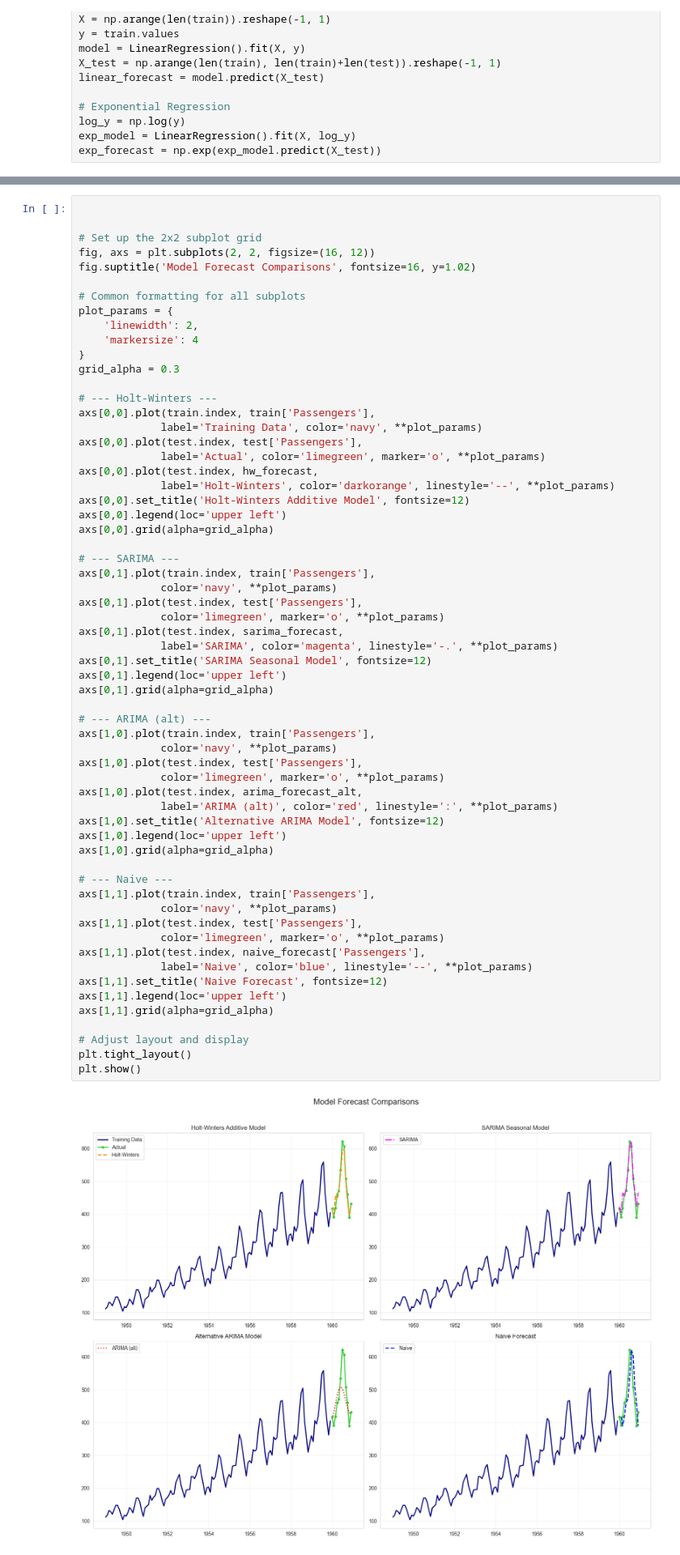
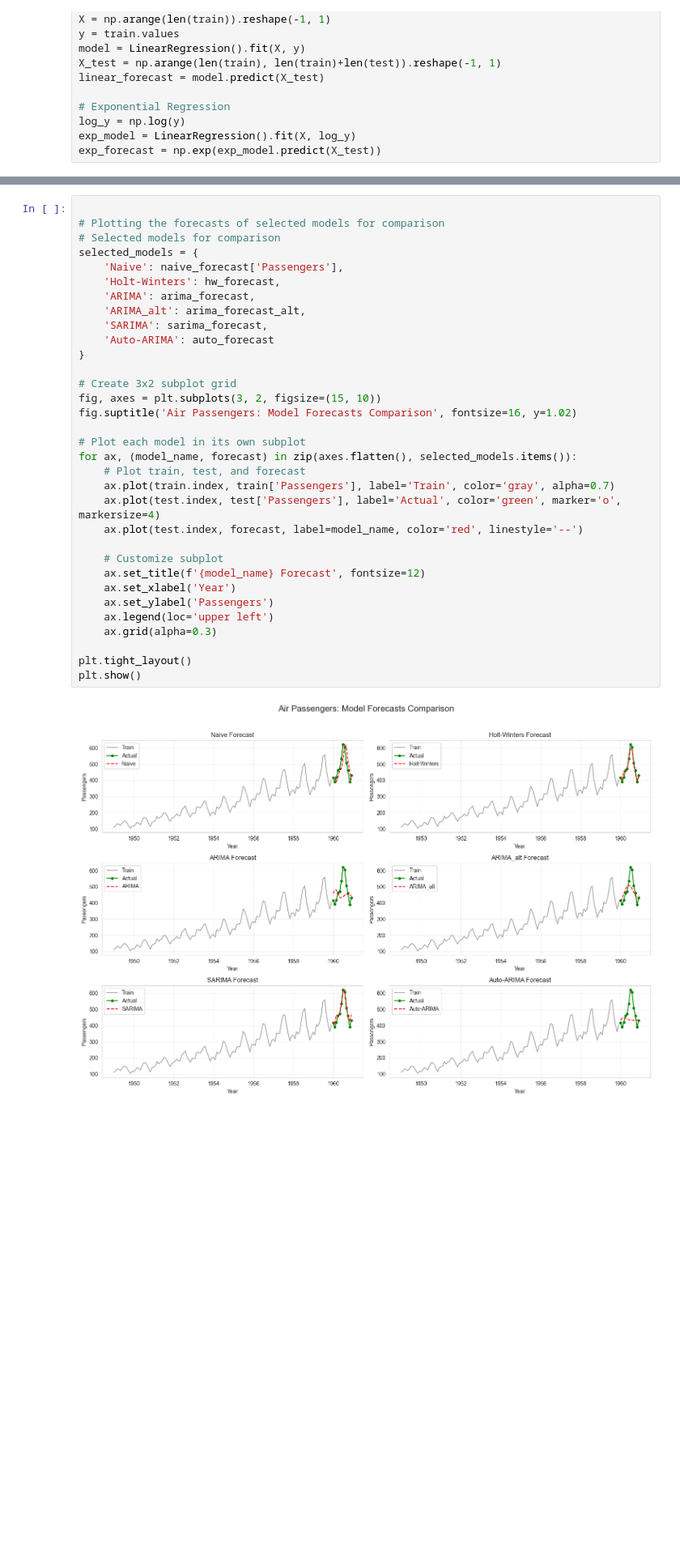
Before and after one commit to saajiidi/AirPassengers_Forecasting, a Jupyter notebook: AirPass_Forecast_2.ipynb, the cells around one changed output, grey strips where cells are left out. Shown: that part at 81% size. Drawn from its saved outputs; the diff is of its cells as text; blank space fills up the shorter version.

```diff
--- a/AirPass_Forecast_2.ipynb
+++ b/AirPass_Forecast_2.ipynb
@@ -266,66 +240,38 @@ plt.show()
 # %%
 
+# Plotting the forecasts of selected models for comparison
+# Selected models for comparison
+selected_models = {
+    'Naive': naive_forecast['Passengers'],
+    'Holt-Winters': hw_forecast,
+    'ARIMA': arima_forecast,
+    'ARIMA_alt': arima_forecast_alt,
+    'SARIMA': sarima_forecast,
+    'Auto-ARIMA': auto_forecast
+}
 
-# Set up the 2x2 subplot grid
-fig, axs = plt.subplots(2, 2, figsize=(16, 12))
-fig.suptitle('Model Forecast Comparisons', fontsize=16, y=1.02)
+# Create 3x2 subplot grid
+fig, axes = plt.subplots(3, 2, figsize=(15, 10))
+fig.suptitle('Air Passengers: Model Forecasts Comparison', fontsize=16, y=1.02)
 
-# Common formatting for all subplots
-plot_params = {
-    'linewidth': 2,
-    'markersize': 4
-}
-grid_alpha = 0.3
+# Plot each model in its own subplot
+for ax, (model_name, forecast) in zip(axes.flatten(), selected_models.items()):
+    # Plot train, test, and forecast
+    ax.plot(train.index, train['Passengers'], label='Train', color='gray', alpha=0.7)
+    ax.plot(test.index, test['Passengers'], label='Actual', color='green', marker='o', markersize=4)
+    ax.plot(test.index, forecast, label=model_name, color='red', linestyle='--')
 
-# --- Holt-Winters ---
-axs[0,0].plot(train.index, train['Passengers'],
-             label='Training Data', color='navy', **plot_params)
-axs[0,0].plot(test.index, test['Passengers'],
-             label='Actual', color='limegreen', marker='o', **plot_params)
-axs[0,0].plot(test.index, hw_forecast,
-             label='Holt-Winters', color='darkorange', linestyle='--', **plot_params)
-axs[0,0].set_title('Holt-Winters Additive Model', fontsize=12)
-axs[0,0].legend(loc='upper left')
-axs[0,0].grid(alpha=grid_alpha)
+    # Customize subplot
+    ax.set_title(f'{model_name} Forecast', fontsize=12)
+    ax.set_xlabel('Year')
+    ax.set_ylabel('Passengers')
+    ax.legend(loc='upper left')
+    ax.grid(alpha=0.3)
 
-# --- SARIMA ---
-axs[0,1].plot(train.index, train['Passengers'],
-             color='navy', **plot_params)
-axs[0,1].plot(test.index, test['Passengers'],
-             color='limegreen', marker='o', **plot_params)
-axs[0,1].plot(test.index, sarima_forecast,
-             label='SARIMA', color='magenta', linestyle='-.', **plot_params)
-axs[0,1].set_title('SARIMA Seasonal Model', fontsize=12)
-axs[0,1].legend(loc='upper left')
-axs[0,1].grid(alpha=grid_alpha)
-
-# --- ARIMA (alt) ---
-axs[1,0].plot(train.index, train['Passengers'],
-             color='navy', **plot_params)
-axs[1,0].plot(test.index, test['Passengers'],
-             color='limegreen', marker='o', **plot_params)
-axs[1,0].plot(test.index, arima_forecast_alt,
-             label='ARIMA (alt)', color='red', linestyle=':', **plot_params)
-axs[1,0].set_title('Alternative ARIMA Model', fontsize=12)
-axs[1,0].legend(loc='upper left')
-axs[1,0].grid(alpha=grid_alpha)
-
-# --- Naive ---
-axs[1,1].plot(train.index, train['Passengers'],
-             color='navy', **plot_params)
-axs[1,1].plot(test.index, test['Passengers'],
-             color='limegreen', marker='o', **plot_params)
-axs[1,1].plot(test.index, naive_forecast['Passengers'],
-             label='Naive', color='blue', linestyle='--', **plot_params)
-axs[1,1].set_title('Naive Forecast', fontsize=12)
-axs[1,1].legend(loc='upper left')
-axs[1,1].grid(alpha=grid_alpha)
-
-# Adjust layout and display
 plt.tight_layout()
 plt.show()
 # %% [output]
-[figure, old version]
+[figure, new version]
 # %%
 fig, (ax1, ax2) = plt.subplots(2, 1, figsize=(14, 12))
 
```
Also changed, not shown: parts of 5 cells of this notebook, 1 other file.
